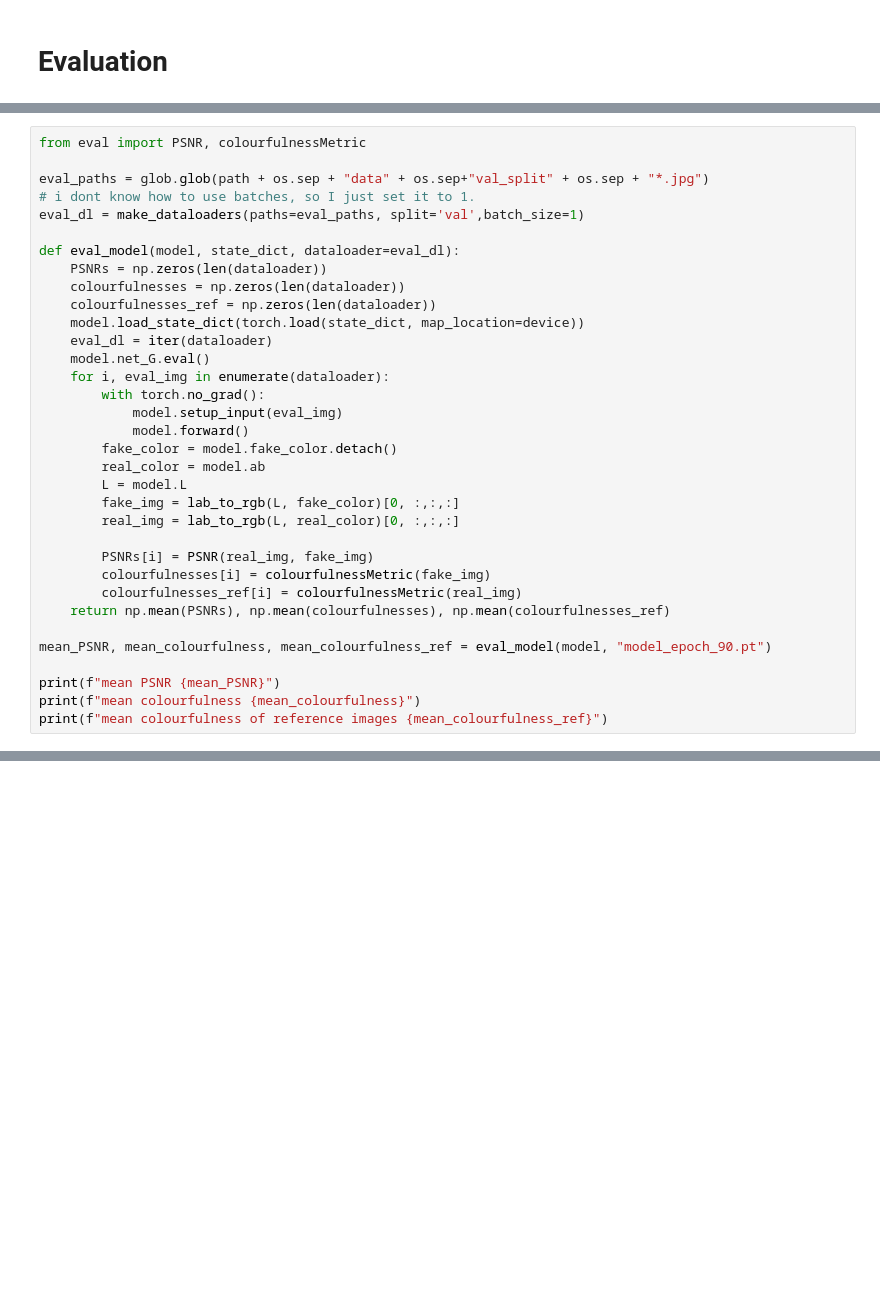
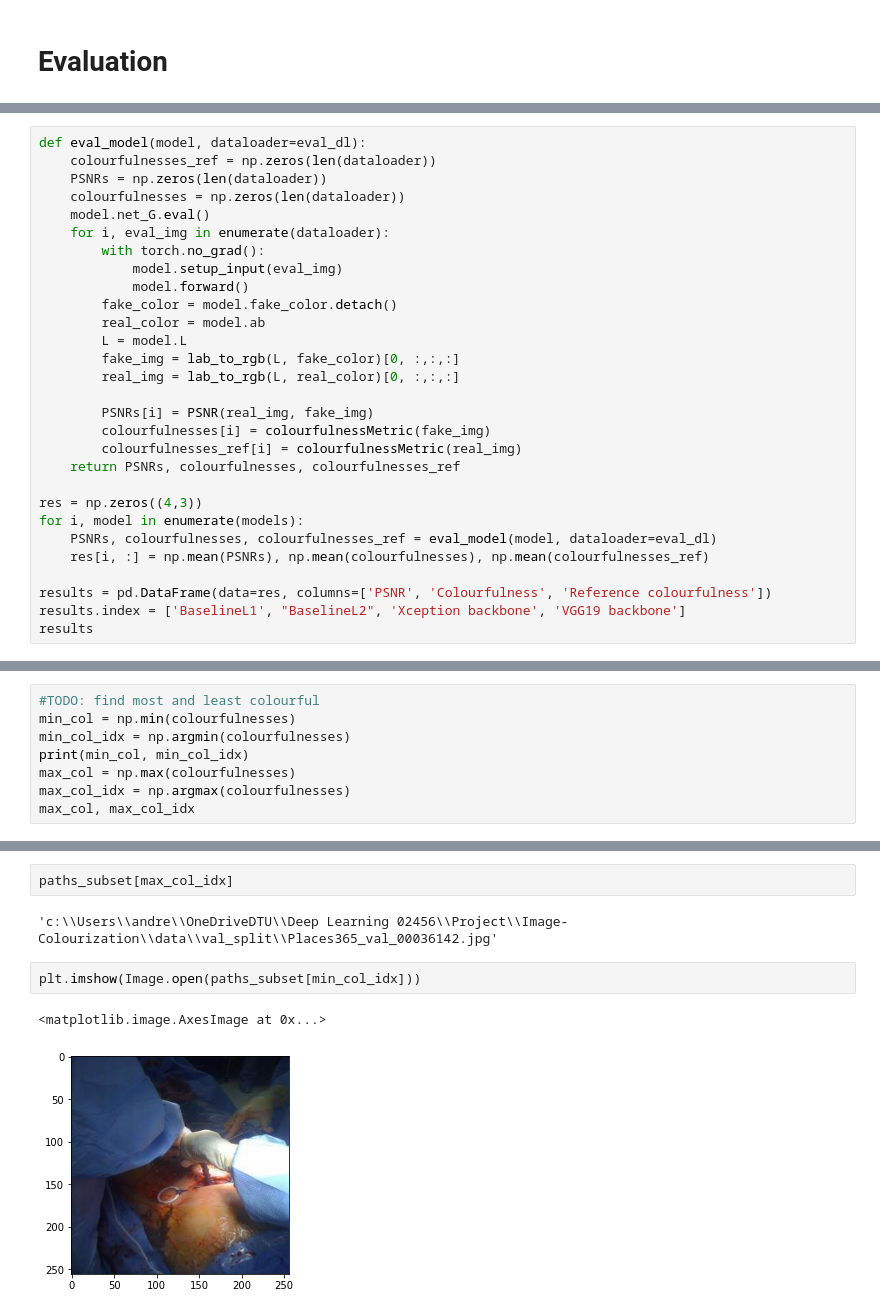
Before and after one commit to AndreasLH/Image-Colourization, a Jupyter notebook: evaluation.ipynb, the cells around one changed output, grey strips where cells are left out. Drawn from its saved outputs; the diff is of its cells as text; blank space fills up the shorter version.

```diff
--- a/evaluation.ipynb
+++ b/evaluation.ipynb
@@ -493,16 +128,8 @@ train_model(model, train_dl, 10)
 # %%
-from eval import PSNR, colourfulnessMetric
-
-eval_paths = glob.glob(path + os.sep + "data" + os.sep+"val_split" + os.sep + "*.jpg")
-# i dont know how to use batches, so I just set it to 1.
-eval_dl = make_dataloaders(paths=eval_paths, split='val',batch_size=1)
-
-def eval_model(model, state_dict, dataloader=eval_dl):
+def eval_model(model, dataloader=eval_dl):
+    colourfulnesses_ref = np.zeros(len(dataloader))
     PSNRs = np.zeros(len(dataloader))
     colourfulnesses = np.zeros(len(dataloader))
-    colourfulnesses_ref = np.zeros(len(dataloader))
-    model.load_state_dict(torch.load(state_dict, map_location=device))
-    eval_dl = iter(dataloader)
     model.net_G.eval()
     for i, eval_img in enumerate(dataloader):
         with torch.no_grad():
@@ -517,11 +144,14 @@ def eval_model(model, state_dict, dataloader=eval_dl):
         PSNRs[i] = PSNR(real_img, fake_img)
         colourfulnesses[i] = colourfulnessMetric(fake_img)
         colourfulnesses_ref[i] = colourfulnessMetric(real_img)
-    return np.mean(PSNRs), np.mean(colourfulnesses), np.mean(colourfulnesses_ref)
+    return PSNRs, colourfulnesses, colourfulnesses_ref
 
-mean_PSNR, mean_colourfulness, mean_colourfulness_ref = eval_model(model, "model_epoch_90.pt")
+res = np.zeros((4,3))
+for i, model in enumerate(models):
+    PSNRs, colourfulnesses, colourfulnesses_ref = eval_model(model, dataloader=eval_dl)
+    res[i, :] = np.mean(PSNRs), np.mean(colourfulnesses), np.mean(colourfulnesses_ref)
 
-print(f"mean PSNR {mean_PSNR}")
-print(f"mean colourfulness {mean_colourfulness}")
-print(f"mean colourfulness of reference images {mean_colourfulness_ref}")
+results = pd.DataFrame(data=res, columns=['PSNR', 'Colourfulness', 'Reference colourfulness'])
+results.index = ['BaselineL1', "BaselineL2", 'Xception backbone', 'VGG19 backbone']
+results
 # %% [output]
@@ -528,0 +168,8 @@ FileNotFoundError: [Errno 2] No such file or directory: 'model_epoch_90.pt'
+# %%
+#TODO: find most and least colourful
+min_col = np.min(colourfulnesses)
+min_col_idx = np.argmin(colourfulnesses)
+print(min_col, min_col_idx)
+max_col = np.max(colourfulnesses)
+max_col_idx = np.argmax(colourfulnesses)
+max_col, max_col_idx
@@ -529,3 +193,12 @@ FileNotFoundError: [Errno 2] No such file or directory: 'model_epoch_90.pt'
+# %%
+paths_subset[max_col_idx]
+# %% [output]
+'c:\\Users\\andre\\OneDriveDTU\\Deep Learning 02456\\Project\\Image-Colourization\\data\\val_split\\Places365_val_00036142.jpg'
+# %%
+plt.imshow(Image.open(paths_subset[min_col_idx]))
+# %% [output]
+<matplotlib.image.AxesImage at 0x...>
+[figure, added]
 # %% [markdown]
 ## Qualitative evaluation
 
```
Also changed, not shown: parts of 36 cells of this notebook, 7 other files.
